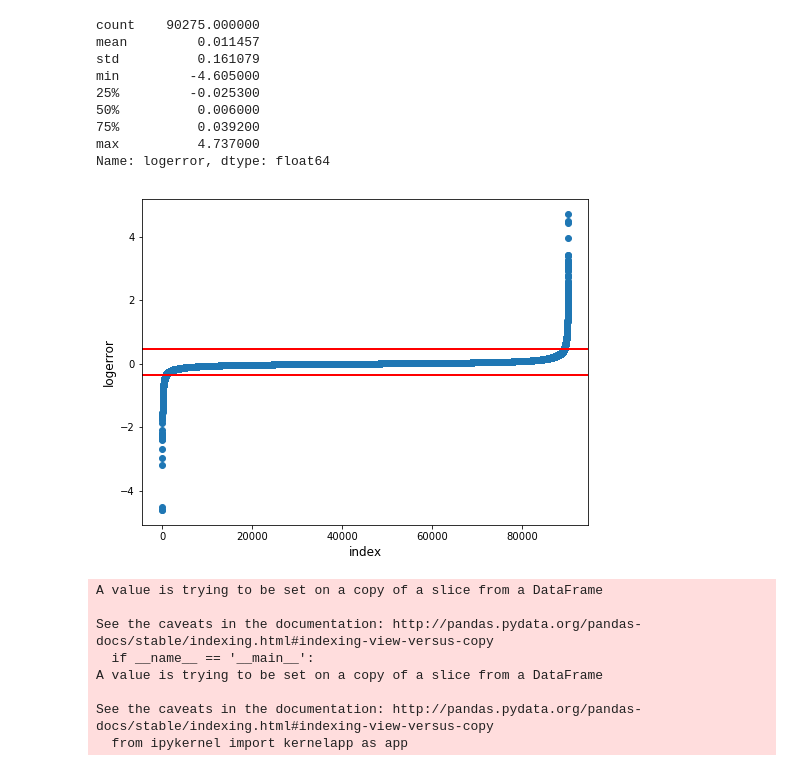
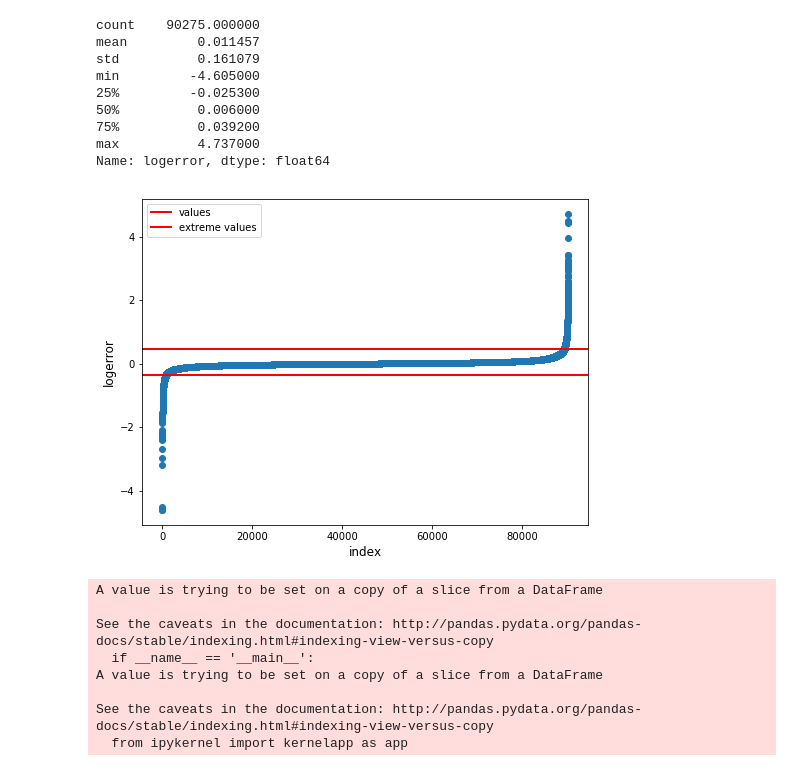
Before and after one commit to malctaylor15/Zillow_Kaggle, a Jupyter notebook: Analysis - Linear Regression.ipynb, the cells around one changed output. Cells and saved outputs as stored; diff of their text form; code cells hidden in the pictures.

```diff
--- a/Analysis.ipynb
+++ b/Analysis - Linear Regression.ipynb
@@ -227,13 +229,14 @@ Name: logerror, dtype: float64
 # %%
 plt.figure(figsize=(8,6))
 plt.scatter(range(train_df3['logerror'].size), np.sort(train_df3['logerror']))
 plt.xlabel('index', fontsize=12)
 plt.ylabel('logerror', fontsize=12)
 plt.axhline(y = ceil_y, linewidth = 2, color = 'r')
 plt.axhline(y = floor_y, linewidth = 2, color = 'r')
+plt.legend(['values', 'extreme values'])
 plt.show()
 # %% [output]
-[figure, old version]
+[figure, new version]
 # %%
 train_y[train_y > ceil_y] = ceil_y
 train_y[train_y < floor_y] = floor_y
```
Also changed, not shown: parts of 60 cells of this notebook, 1 other file.
